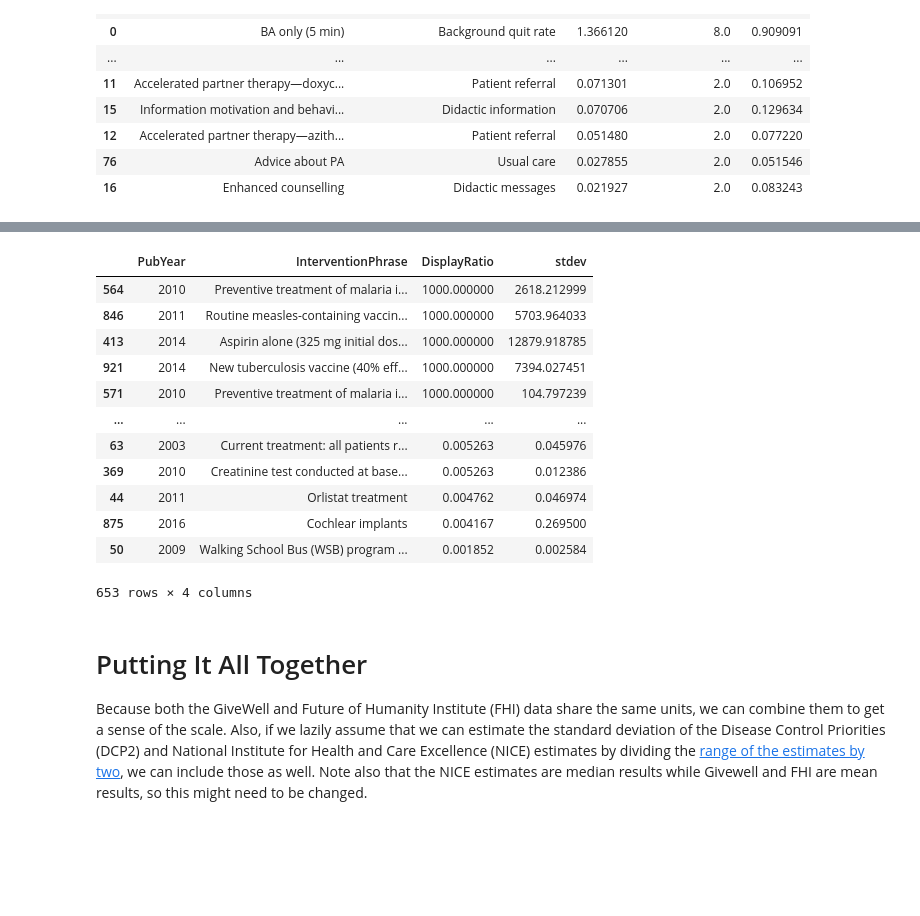
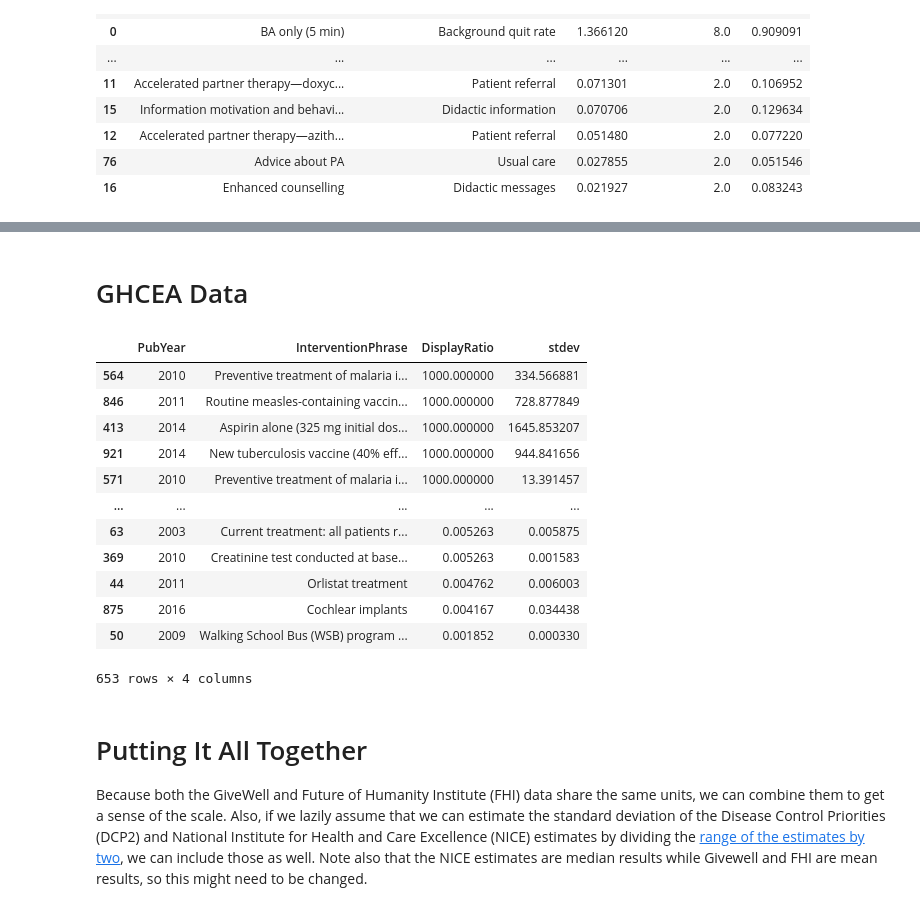
Before and after one commit to psthomas/risk-return, a Jupyter notebook: meta.ipynb, the cells around one changed output, grey strips where cells are left out. Cells and saved outputs as stored; diff of their text form; code cells hidden in the pictures; blank space fills up the shorter version.

```diff
--- a/meta.ipynb
+++ b/meta.ipynb
@@ -200,3 +220,5 @@ So if I assume a 95% confidence intervals unless otherwise stated, N=1000 simula
+# %% [markdown]
+# GHCEA Data
 # %%
 interval_df = pd.read_csv('./data/GHCEA_manualintervals.csv')
 
@@ -205,53 +227,72 @@ interval_df  = interval_df[interval_df['DisplayRatio'].apply(lambda x: str(x).is
 
 #Convert to floats
 interval_df['DisplayRatio'] = interval_df['DisplayRatio'].astype(float)
 
 #Eliminate non-usable CIs, from manual process
 interval_df = interval_df[interval_df['CI_Usable'] == 1]
 
 #Just use USD for now, because conversion ratio at time is unknown for others
 # Only 9 AUD, 1 EUR filtered out
 interval_df = interval_df[interval_df['CI_Currency'] == 'USD']
 
+# Remove any remaining nan intervals
+interval_df = interval_df[~interval_df['CI_Difference'].isnull()]
+
 #Convert to DALY/1000USD
 interval_df['DisplayRatio'] = (1/interval_df['DisplayRatio'])*1000
 interval_df['CI_Difference'] = (1/interval_df['CI_Difference'])*1000
 
 #Remove non standard CIs
-interval_df = interval_df[(~interval_df['CI_Type'].isin(['INR', 'IQR']))]
+interval_df = interval_df[~interval_df['CI_Type'].isin(['INR', 'IQR'])]
 
 #Also remove studies with quality rating lower than 4.5 out of 7:
 interval_df = interval_df[interval_df['Rating'] >= 4.5] #4
 
+# This is incorrect. Use the rough CI to standard deviation
+# conversions from Wolfram below instead
+# def handle_intervals(row):
+#     if row['CI_Type'] == 'range':
+#         return row['CI_Difference'] / 2
+#     elif row['CI_Type'] == '95':
+#         return (row['CI_Difference'] / 3.96)*np.sqrt(1000)
+#     elif row['CI_Type'] == '91':
+#         return (row['CI_Difference'] / 3.29)*np.sqrt(1000)
+#     elif row['CI_Type'] == '80':
+#         #Simple interpolation for denominator
+#         denom = 1.96 + ((3.29 - 1.96)/(90-68))*(80-68)
+#         return (row['CI_Difference'] / denom)*np.sqrt(1000)
+
+# https://mathworld.wolfram.com/ConfidenceInterval.html
+# CI_Difference = [mean +- c*sigma], difference covers both sides
+# so multiply by 2
 def handle_intervals(row):
     if row['CI_Type'] == 'range':
         return row['CI_Difference'] / 2
     elif row['CI_Type'] == '95':
-        return (row['CI_Difference'] / 3.96)*np.sqrt(1000)
+        return row['CI_Difference'] / 1.95996*2
     elif row['CI_Type'] == '91':
-        return (row['CI_Difference'] / 3.29)*np.sqrt(1000)
+        return row['CI_Difference'] / 1.64485*2
     elif row['CI_Type'] == '80':
-        #Simple interpolation for denominator
-        denom = 1.96 + ((3.29 - 1.96)/(90-68))*(80-68)
-        return (row['CI_Difference'] / denom)*np.sqrt(1000)
+        return row['CI_Difference'] / 1.28155*2
+
 
 interval_df['stdev'] = interval_df.apply(handle_intervals, axis=1)
-
-interval_df[['PubYear','InterventionPhrase', 'DisplayRatio', 'stdev']] \
-    .sort_values(by='DisplayRatio', ascending=False)
+interval_df[
+    ['PubYear','InterventionPhrase', 'DisplayRatio', 'stdev']
+].sort_values(by='DisplayRatio', ascending=False)
 # %% [output]
 |  | PubYear | InterventionPhrase | DisplayRatio | stdev |
-| 564 | 2010 | Preventive treatment of malaria i... | 1000.000000 | 2618.212999 |
-| 846 | 2011 | Routine measles-containing vaccin... | 1000.000000 | 5703.964033 |
-| 413 | 2014 | Aspirin alone (325 mg initial dos... | 1000.000000 | 12879.918785 |
-| 921 | 2014 | New tuberculosis vaccine (40% eff... | 1000.000000 | 7394.027451 |
-| 571 | 2010 | Preventive treatment of malaria i... | 1000.000000 | 104.797239 |
+| 564 | 2010 | Preventive treatment of malaria i... | 1000.000000 | 334.566881 |
+| 846 | 2011 | Routine measles-containing vaccin... | 1000.000000 | 728.877849 |
+| 413 | 2014 | Aspirin alone (325 mg initial dos... | 1000.000000 | 1645.853207 |
+| 921 | 2014 | New tuberculosis vaccine (40% eff... | 1000.000000 | 944.841656 |
+| 571 | 2010 | Preventive treatment of malaria i... | 1000.000000 | 13.391457 |
 | ... | ... | ... | ... | ... |
-| 63 | 2003 | Current treatment: all patients r... | 0.005263 | 0.045976 |
-| 369 | 2010 | Creatinine test conducted at base... | 0.005263 | 0.012386 |
-| 44 | 2011 | Orlistat treatment | 0.004762 | 0.046974 |
-| 875 | 2016 | Cochlear implants | 0.004167 | 0.269500 |
-| 50 | 2009 | Walking School Bus (WSB) program ... | 0.001852 | 0.002584 |
+| 63 | 2003 | Current treatment: all patients r... | 0.005263 | 0.005875 |
+| 369 | 2010 | Creatinine test conducted at base... | 0.005263 | 0.001583 |
+| 44 | 2011 | Orlistat treatment | 0.004762 | 0.006003 |
+| 875 | 2016 | Cochlear implants | 0.004167 | 0.034438 |
+| 50 | 2009 | Walking School Bus (WSB) program ... | 0.001852 | 0.000330 |
 653 rows × 4 columns
 # %%
 #interval_df[interval_df['InterventionPhrase'] == "Policy intervention to reduce sodium consumption by 10%"]
```
Also changed, not shown: parts of 17 cells of this notebook, 8 other files.
